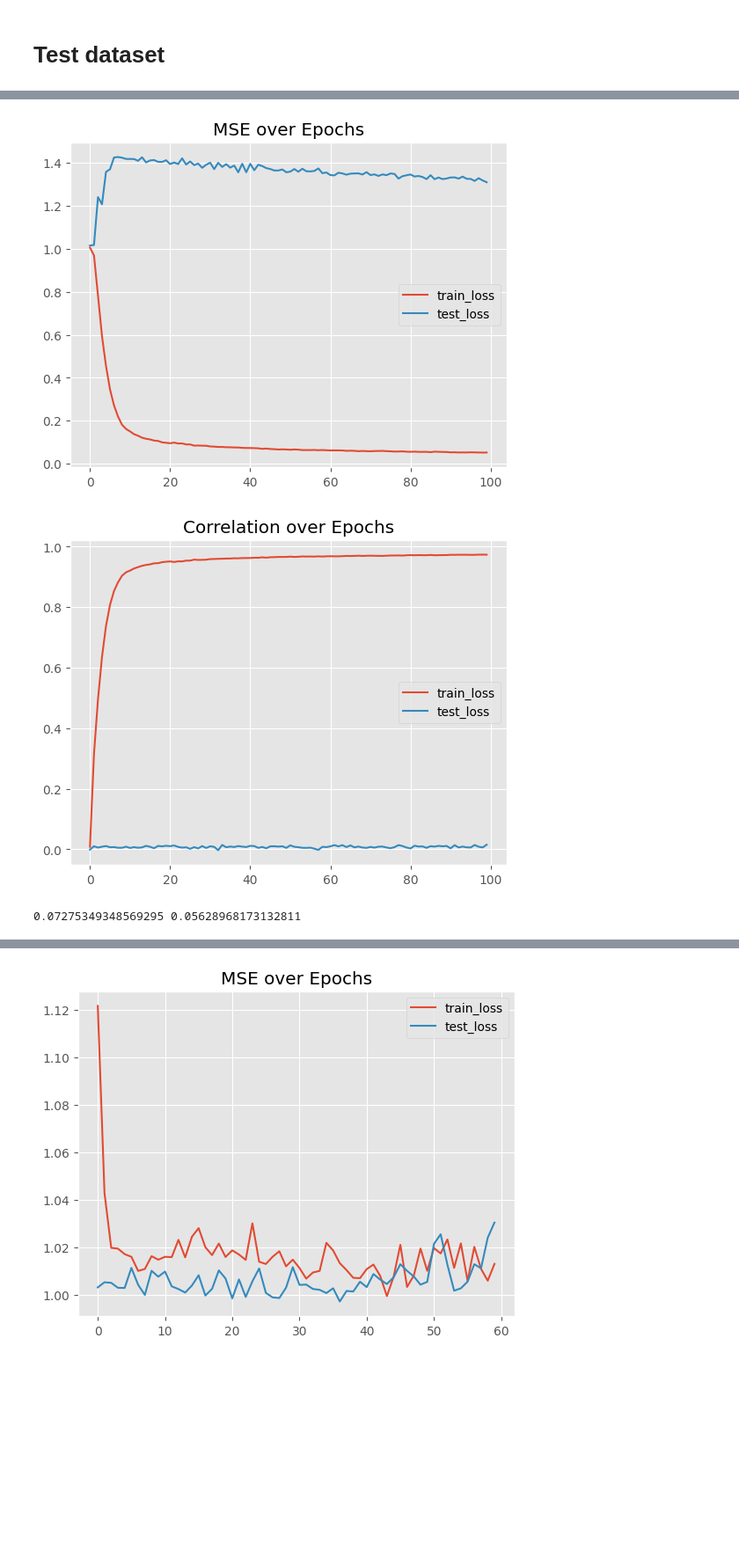
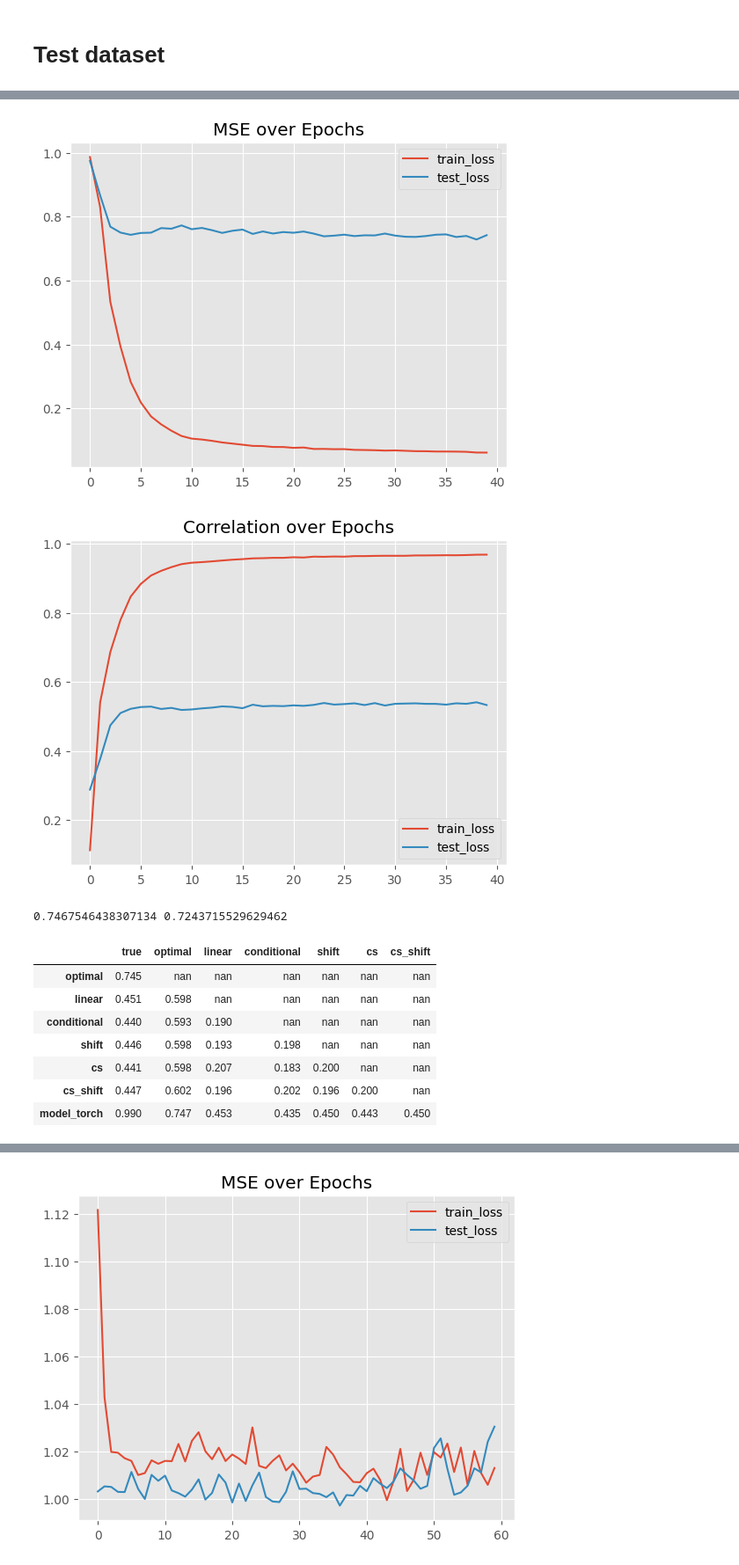
Before and after one commit to cyrilgarcia009/TSNN, a Jupyter notebook: notebooks/compare_models2.ipynb, the cells around one changed output, grey strips where cells are left out. Shown at 88% size. Cells and saved outputs as stored; diff of their text form; code cells hidden in the pictures; blank space fills up the shorter version.

```diff
--- a/notebooks/compare_models2.ipynb
+++ b/notebooks/compare_models2.ipynb
@@ -141,38 +151,2 @@ dict_keys(['noise1', 'noise2', 'noise3', 'noise4'])
 # %%
 # Here let's take the basic neural network and run it on all the data above.
-# %%
-class GlobalMLP(nn.Module):
-    def __init__(
-        self,
-        n_ts,          # N
-        n_f,           # F
-        n_rolling,     # T
-        hidden_dim=512,
-        num_layers=4,
-        dropout=0.1,
-    ):
-        super().__init__()
-
-        input_dim = n_rolling * n_ts * n_f
-
-        layers = []
-        dim = input_dim
-        for i in range(num_layers):
-            layers.append(nn.Linear(dim, hidden_dim))
-            layers.append(nn.GELU())
-            layers.append(nn.Dropout(dropout))
-            dim = hidden_dim
-
-        # Final projection to N targets
-        layers.append(nn.Linear(hidden_dim, n_ts))
-
-        self.network = nn.Sequential(*layers)
-
-    def forward(self, x):
-        """
-        x: (B, T, N, F)
-        """
-        B = x.shape[0]
-        x = x.reshape(B, -1)          # (B, T*N*F)
-        out = self.network(x)         # (B, N)
-        return out
@@ -179,20 +155,31 @@ class GlobalMLP(nn.Module):
 # %%
-z = dic_data['noise2']['d_all']
+z = dic_data['noise5']['d_all']
 z.get_dataloader(n_rolling=10)
 
 m = GlobalMLP(10, 10, 10, dropout=0.2).to(device)
 optimizer = torch.optim.Adam(m.parameters(), lr=0.001)
 
 model_torch = torch_benchmarks.TorchWrapper(m, optimizer=optimizer)
-model_torch.fit(z.train, test=z.test, epochs=100, plot=True)
+model_torch.fit(z.train, test=z.test, epochs=40, plot=True)
 
 comp = benchmark_comparison.Comparator(models=[model_torch], model_names=['model_torch'])
 
 out_train = comp.correl(z, mode="train", return_values=True).loc["model_torch", "optimal"]
 out_test = comp.correl(z, mode="test", return_values=True).loc["model_torch", "optimal"]
 
 print(out_train, out_test)
+
+display(comp.correl(z, mode='train'))
+display(comp.correl(z, mode='test'))
 # %% [output]
-[figure, old version]
+[figure, new version]
-[figure, old version]
+[figure, new version]
-0.07275349348569295 0.05628968173132811
+0.7467546438307134 0.7243715529629462
+|  | true | optimal | linear | conditional | shift | cs | cs_shift |
+| optimal | 0.745 | nan | nan | nan | nan | nan | nan |
+| linear | 0.451 | 0.598 | nan | nan | nan | nan | nan |
+| conditional | 0.440 | 0.593 | 0.190 | nan | nan | nan | nan |
+| shift | 0.446 | 0.598 | 0.193 | 0.198 | nan | nan | nan |
+| cs | 0.441 | 0.598 | 0.207 | 0.183 | 0.200 | nan | nan |
+| cs_shift | 0.447 | 0.602 | 0.196 | 0.202 | 0.196 | 0.200 | nan |
+| model_torch | 0.990 | 0.747 | 0.453 | 0.435 | 0.450 | 0.443 | 0.450 |
```
Also changed, not shown: parts of 66 cells of this notebook.
